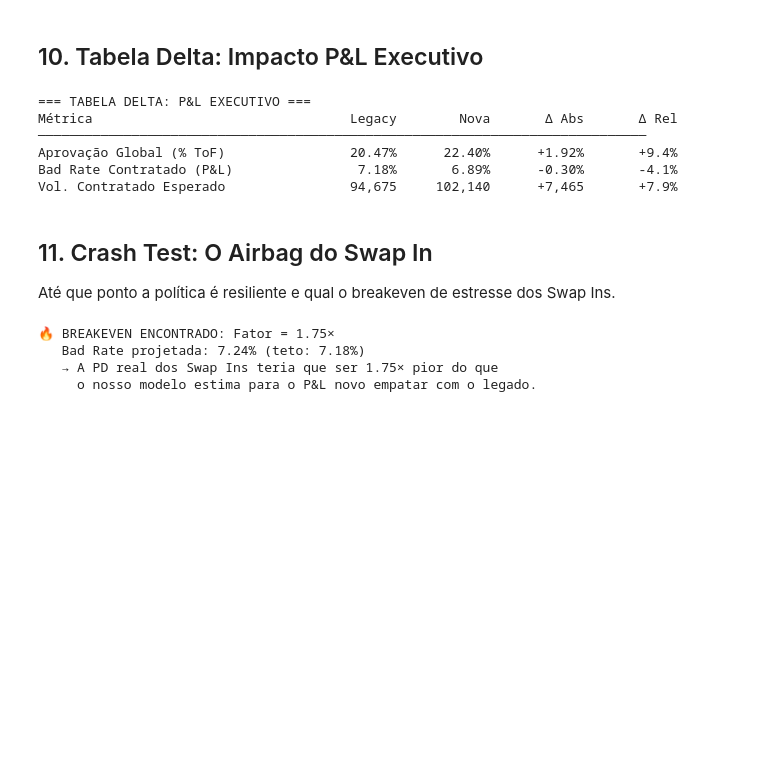
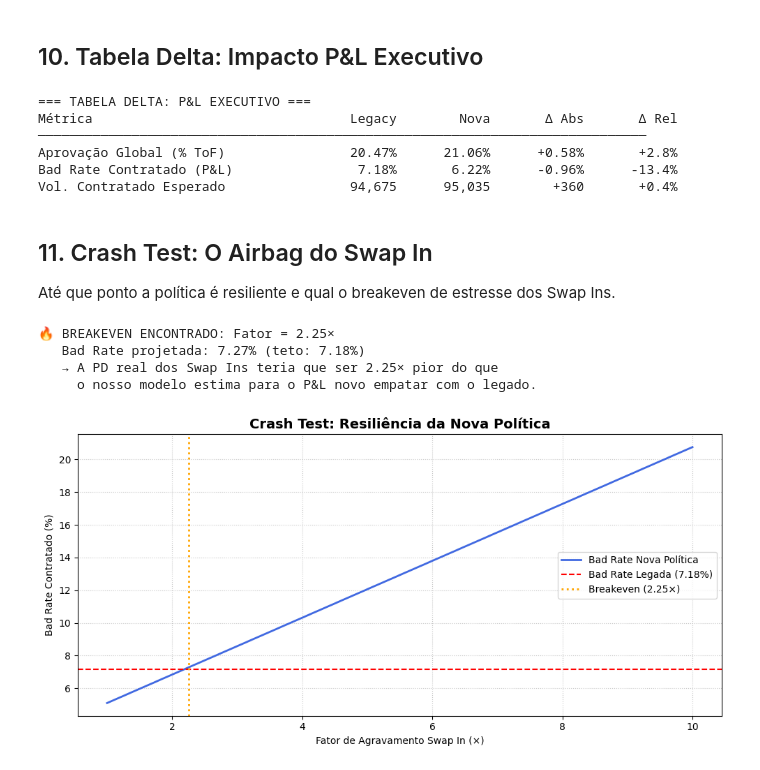
Before and after one commit to matheuspasche/pycreditools, a Jupyter notebook: src/pycreditools/examples/tutorial_masterclass_v14.ipynb, the cells around one changed output. Saved outputs shown, nothing was run; the diff lists cells and outputs as text; code cells hidden in the pictures; blank space fills up the shorter version.

```diff
--- a/src/pycreditools/examples/tutorial_masterclass_v14.ipynb
+++ b/src/pycreditools/examples/tutorial_masterclass_v14.ipynb
@@ -598,67 +570,47 @@ Keep Out                     0           N/A  sem dados (reprovados por ambas)
 # %% [markdown]
 ## 10. Tabela Delta: Impacto P&L Executivo
-# %%
-vol_novo  = ki["hired_sim"].sum() + si["hired_sim"].sum()
-bad_novo  = (
-    (ki["simulated_default"] * ki["hired_sim"]).sum() +
-    (si["simulated_default"] * si["hired_sim"]).sum()
-) / vol_novo if vol_novo > 0 else float("nan")
-
-aprov_nova  = (res_final_mag["new_approval"] > 0).sum() / N
-aprov_velha = n_aprov / N
-
-print("=== TABELA DELTA: P&L EXECUTIVO ===")
-print(f"{'Métrica':<35} {'Legacy':>10}  {'Nova':>10}  {'Δ Abs':>10}  {'Δ Rel':>10}")
-print("─"*78)
-print(f"{'Aprovação Global (% ToF)':<35} {aprov_velha:>10.2%}  {aprov_nova:>10.2%}  "
-      f"{aprov_nova-aprov_velha:>+10.2%}  {(aprov_nova/aprov_velha)-1:>+10.1%}")
-print(f"{'Bad Rate Contratado (P&L)':<35} {bad_hired:>10.2%}  {bad_novo:>10.2%}  "
-      f"{bad_novo-bad_hired:>+10.2%}  {(bad_novo/bad_hired)-1:>+10.1%}")
-print(f"{'Vol. Contratado Esperado':<35} {n_hired:>10,}  {vol_novo:>10,.0f}  "
-      f"{vol_novo-n_hired:>+10,.0f}  {(vol_novo/n_hired)-1:>+10.1%}")
-# %% [output]
-=== TABELA DELTA: P&L EXECUTIVO ===
-Métrica                                 Legacy        Nova       Δ Abs       Δ Rel
-──────────────────────────────────────────────────────────────────────────────
-Aprovação Global (% ToF)                20.47%      22.40%      +1.92%       +9.4%
-Bad Rate Contratado (P&L)                7.18%       6.89%      -0.30%       -4.1%
-Vol. Contratado Esperado                94,675     102,140      +7,465       +7.9%
+# %%
+from pycreditools import print_delta_table
+print_delta_table(sim_magnum)
+# %% [output]
+=== TABELA DELTA: P&L EXECUTIVO ===
+Métrica                                 Legacy        Nova       Δ Abs       Δ Rel
+──────────────────────────────────────────────────────────────────────────────
+Aprovação Global (% ToF)                20.47%      21.06%      +0.58%       +2.8%
+Bad Rate Contratado (P&L)                7.18%       6.22%      -0.96%      -13.4%
+Vol. Contratado Esperado                94,675      95,035        +360       +0.4%
 # %% [markdown]
 ## 11. Crash Test: O Airbag do Swap In
 Até que ponto a política é resiliente e qual o breakeven de estresse dos Swap Ins.
 # %%
 an_st = TradeoffAnalyzer(policy_final)
 # Stress Swap In up to 10x to find the exact breakeven factor
 an_st.vary_stress_aggravation(np.linspace(1.0, 10.0, 37).tolist())
 res_st = an_st.run(df_dev, parallel=False)
 
 breakeven = None
 for _, row in res_st.iterrows():
     if row["default_rate"] >= bad_hired:
         breakeven = row["aggravation_factor"]
         print(f"🔥 BREAKEVEN ENCONTRADO: Fator = {breakeven:.2f}×")
         print(f"   Bad Rate projetada: {row['default_rate']:.2%} (teto: {bad_hired:.2%})")
         print(f"   → A PD real dos Swap Ins teria que ser {breakeven:.2f}× pior do que")
         print(f"     o nosso modelo estima para o P&L novo empatar com o legado.")
         break
 if not breakeven:
     print("A nova política não regride mesmo com fator 10.0× no Swap In.")
 
-plt.figure(figsize=(10,5))
-plt.plot(res_st["aggravation_factor"], res_st["default_rate"]*100,
-         color="royalblue", lw=2, label="Bad Rate Nova Política")
-plt.axhline(y=bad_hired*100, color='r', linestyle='--', lw=1.5,
-            label=f"Bad Rate Legada ({bad_hired:.2%})")
-if breakeven:
-    plt.axvline(x=breakeven, color='orange', linestyle=':', lw=2,
-                label=f"Breakeven ({breakeven:.2f}×)")
-plt.xlabel("Fator de Agravamento Swap In (×)"); plt.ylabel("Bad Rate Contratado (%)")
-plt.title("Crash Test: Resiliência da Nova Política", fontsize=14, fontweight='bold')
-plt.grid(True, linestyle=':', alpha=0.7); plt.legend(); plt.tight_layout()
-plt.savefig("images/crash_test.png", dpi=150)
+from pycreditools.visualization import plot_crash_test
+plot_crash_test(
+    res_st,
+    legacy_bad_rate=bad_hired,
+    breakeven_factor=breakeven,
+    save_path="images/crash_test.png"
+)
 plt.show()
 # %% [output]
-🔥 BREAKEVEN ENCONTRADO: Fator = 1.75×
-   Bad Rate projetada: 7.24% (teto: 7.18%)
-   → A PD real dos Swap Ins teria que ser 1.75× pior do que
+🔥 BREAKEVEN ENCONTRADO: Fator = 2.25×
+   Bad Rate projetada: 7.27% (teto: 7.18%)
+   → A PD real dos Swap Ins teria que ser 2.25× pior do que
      o nosso modelo estima para o P&L novo empatar com o legado.
+[figure, added]
```
Also changed, not shown: parts of 12 cells of this notebook, 16 other files.
